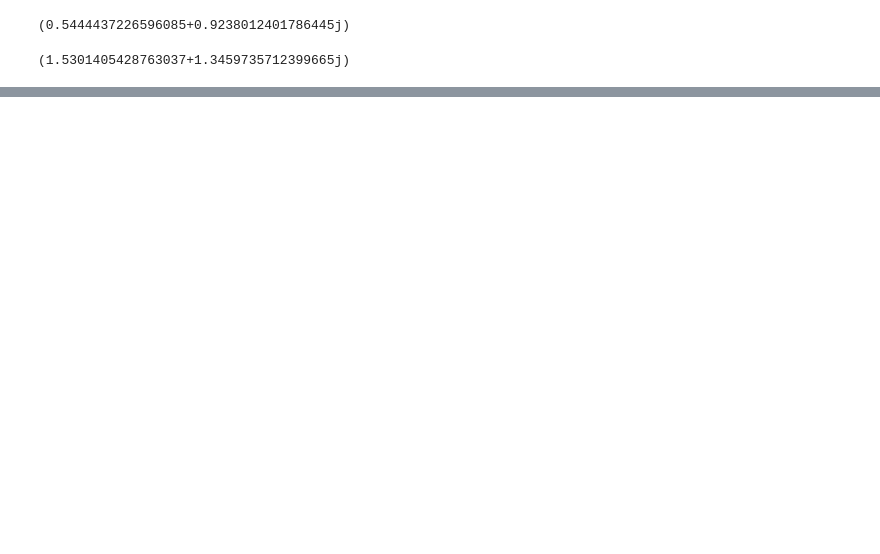
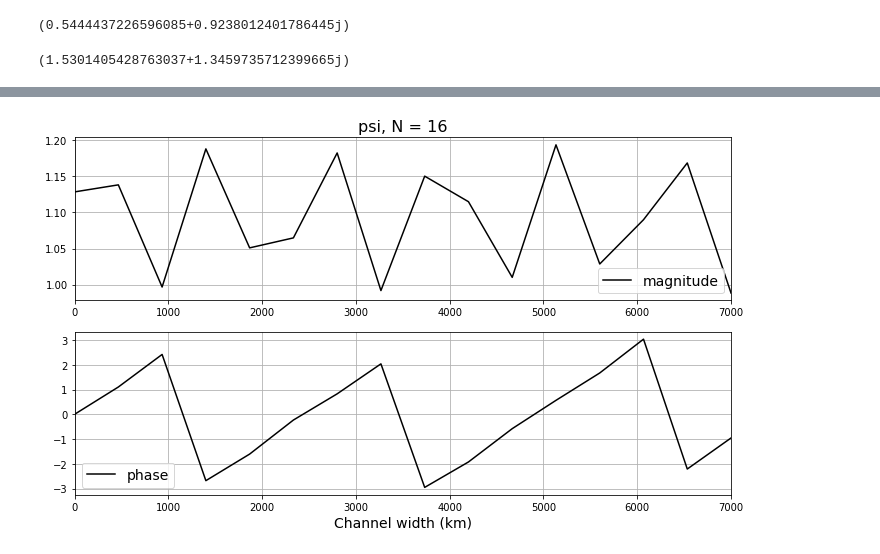
Before and after one commit to amv10070/ClimateDynamics, a Jupyter notebook: varuolo-clarke_homework1.ipynb, the cells around one changed output, grey strips where cells are left out. Cells and saved outputs as stored; diff of their text form; code cells hidden in the pictures; blank space fills up the shorter version.

```diff
--- a/varuolo-clarke_homework1.ipynb
+++ b/varuolo-clarke_homework1.ipynb
@@ -130,0 +138,3 @@ b1
+# %%
+psi_N = b[-2] * (1 - (dy*l0*1j) - (((dy**2)*lsq)/2) - a[-2])**-1
+psi_N
@@ -130,0 +143,7 @@ b1
+# %%
+# now to solve for psi have to go backwards
+psi = np.zeros((N), dtype = 'complex')
+psi[-1] = psi_N
+
+for j in reversed(np.arange(1, N, 1)):
+    psi[j-1] = a[j-1]*psi[j] + b[j-1]
@@ -130,0 +162,8 @@ b1
+# %%
+# have to plot magnitude and phase of psi
+import cmath as cm
+
+psi_phase_test = np.zeros((N), dtype = 'complex')
+
+for j in np.arange(1, N):
+    psi_phase_test[j] = np.angle(psi[j])
@@ -130,0 +175,30 @@ b1
+# %%
+psi_mag = abs(psi)
+# %%
+fig, ax = plt.subplots(nrows = 2, figsize = (10,6))
+
+ax[0].plot(y/1000, psi_mag, 'k')
+#plt.plot(T_surf, tao_values)
+ax[0].set_title('psi, N = 16', fontsize = 16)
+ax[0].set_xlabel('')
+#ax[0].set_ylabel('Magnitude', fontsize = 14);
+ax[0].grid()
+#ax.set_ylim(0, 20);
+ax[0].set_xlim(0, 7000);
+#plt.axhline(y = pi_B_sfc, color = 'k', linewidth = 1.5, linestyle = '--')
+#plt.axhline(y = pi_B_above, color = 'k', linewidth = 1.5, linestyle = ':')
+#plt.axhline(y = So, color = 'k', linewidth = 1.5, linestyle = '-.')
+ax[0].legend(['magnitude'], fontsize = 14)
+
+ax[1].plot(y/1000, psi_phase_test, 'k')
+ax[1].set_xlabel('Channel width (km)', fontsize = 14)
+#ax[1].set_ylabel('Phase', fontsize = 14);
+ax[1].set_xlim(0, 7000);
+ax[1].grid()
+ax[1].legend(['phase'], fontsize = 14)
+
+plt.tight_layout()
+
+#fig.savefig('atmos_dynamics_2.a.ii.N_16.png')
+# %% [output]
+[figure, added]
```
Also changed, not shown: parts of 24 cells of this notebook.
